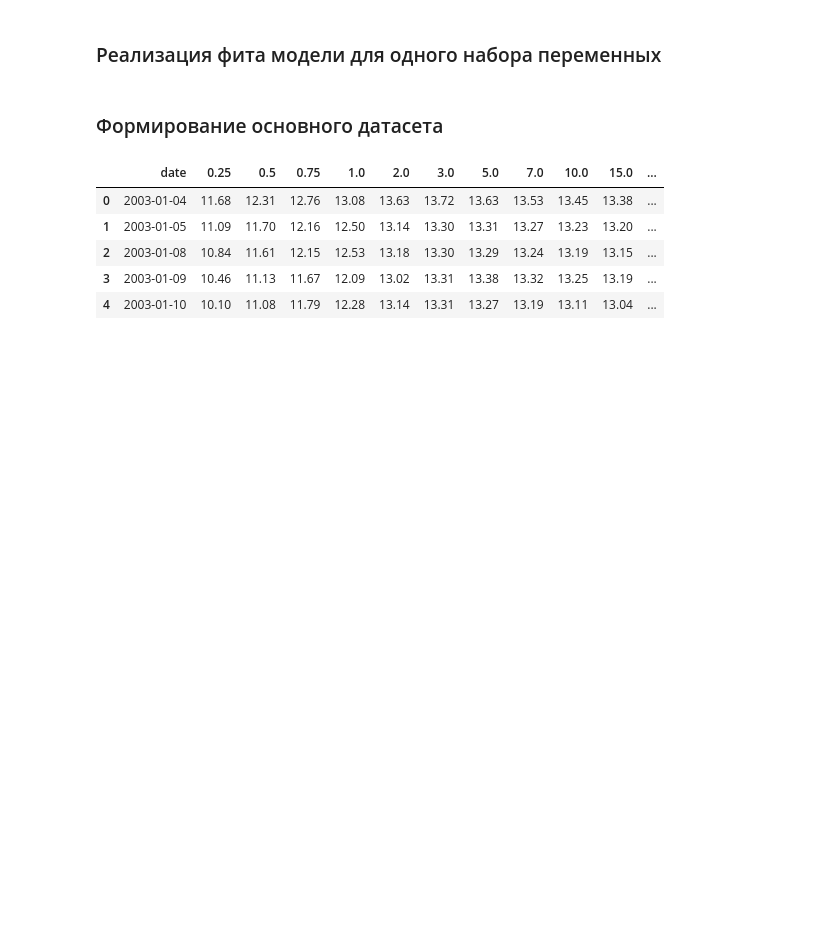
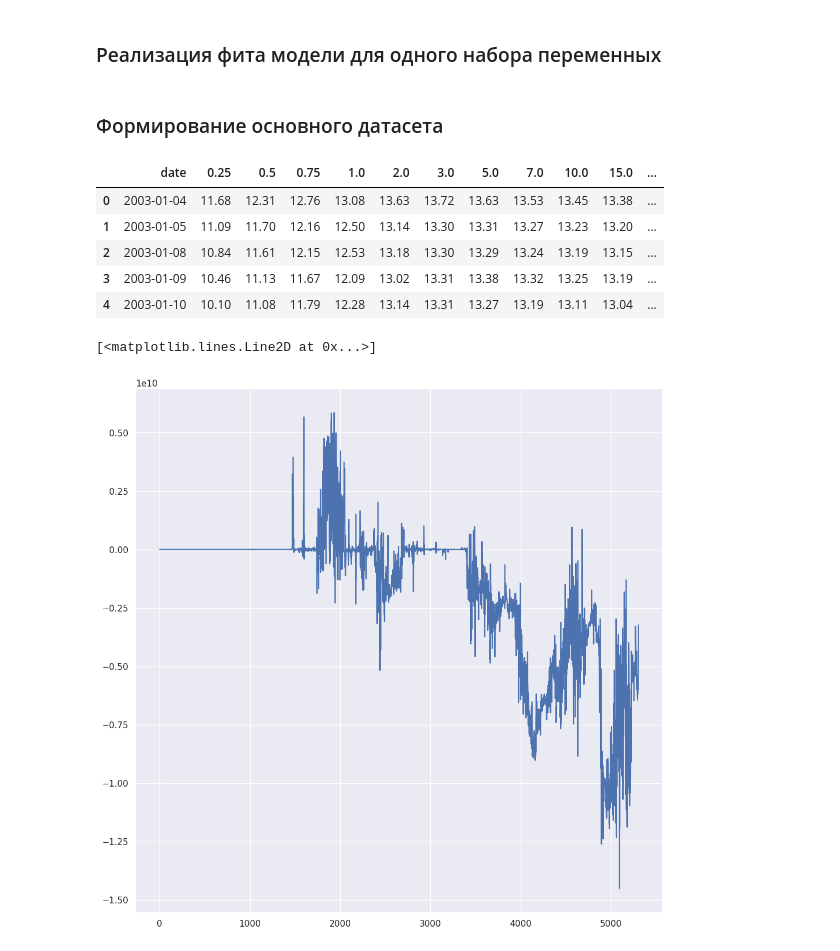
Before and after one commit to VsevolodZaostrovsky/MOEX-Yield-Curve-Forecasting, a Jupyter notebook: DataWork/NSmodel.ipynb, the cells around one changed output. Saved outputs shown, nothing was run; the diff lists cells and outputs as text; code cells hidden in the pictures; blank space fills up the shorter version.

```diff
--- a/DataWork/NSmodel.ipynb
+++ b/DataWork/NSmodel.ipynb
@@ -94,3 +117,8 @@ df2 = df
+# %%
+plt.plot(beta0)
+# %% [output]
+[<matplotlib.lines.Line2D at 0x...>]
+[figure, added]
 # %%
 df["beta0"] = beta0
 df["beta1"] = beta1
```
Also changed, not shown: parts of 2 cells of this notebook.
